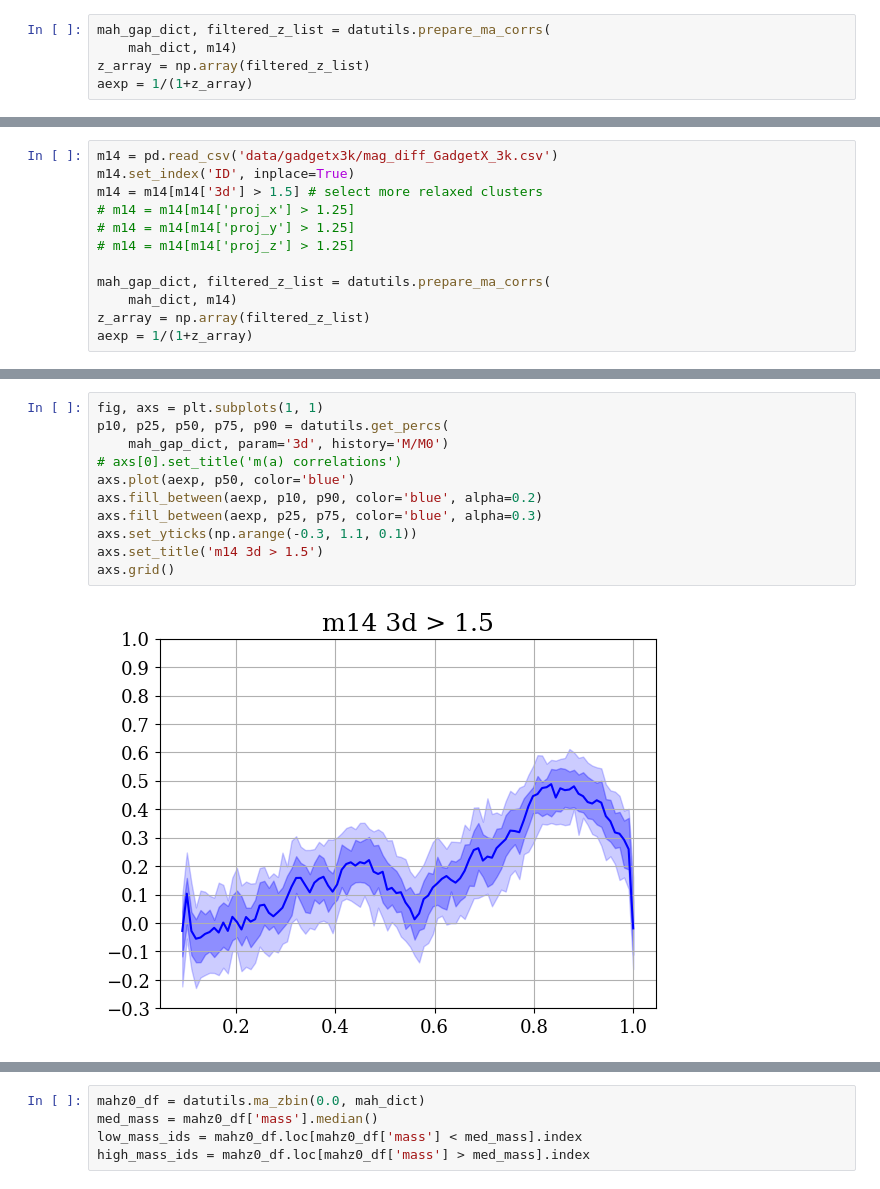
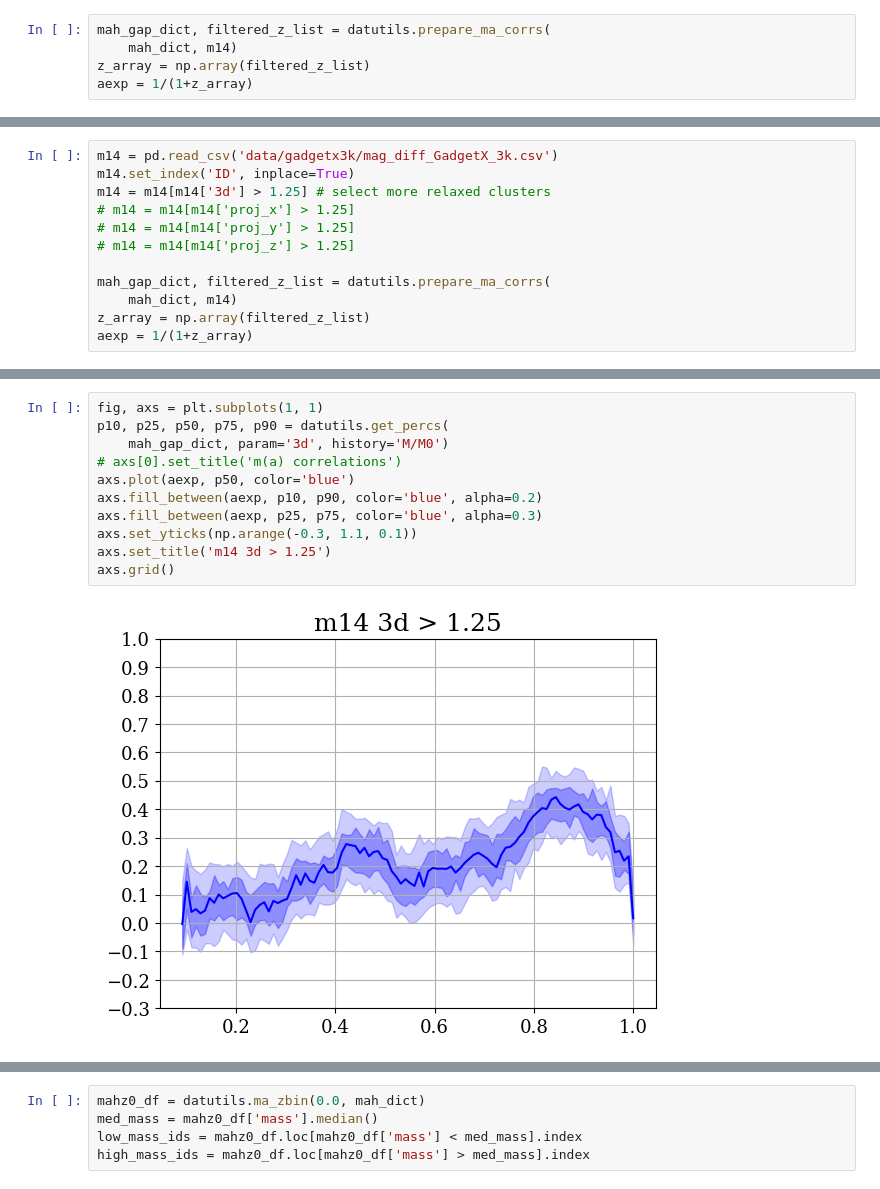
Before and after one commit to Kabelo-T/cluster_morph, a Jupyter notebook: magnitude_gaps.ipynb, the cells around one changed output, grey strips where cells are left out. Drawn from its saved outputs; the diff is of its cells as text.

```diff
--- a/magnitude_gaps.ipynb
+++ b/magnitude_gaps.ipynb
@@ -73,7 +73,7 @@ axs.grid()
 # %%
 m14 = pd.read_csv('data/gadgetx3k/mag_diff_GadgetX_3k.csv')
 m14.set_index('ID', inplace=True)
-m14 = m14[m14['3d'] > 1.5] # select more relaxed clusters
+m14 = m14[m14['3d'] > 1.25] # select more relaxed clusters
 # m14 = m14[m14['proj_x'] > 1.25]
 # m14 = m14[m14['proj_y'] > 1.25]
 # m14 = m14[m14['proj_z'] > 1.25]
@@ -102,13 +85,13 @@ m14
 # %%
 fig, axs = plt.subplots(1, 1)
 p10, p25, p50, p75, p90 = datutils.get_percs(
     mah_gap_dict, param='3d', history='M/M0')
 # axs[0].set_title('m(a) correlations')
 axs.plot(aexp, p50, color='blue')
 axs.fill_between(aexp, p10, p90, color='blue', alpha=0.2)
 axs.fill_between(aexp, p25, p75, color='blue', alpha=0.3)
 axs.set_yticks(np.arange(-0.3, 1.1, 0.1))
-axs.set_title('m14 3d > 1.5')
+axs.set_title('m14 3d > 1.25')
 axs.grid()
 # %% [output]
-[figure, old version]
+[figure, new version]
```
Also changed, not shown: parts of 7 cells of this notebook, 10 other files.
